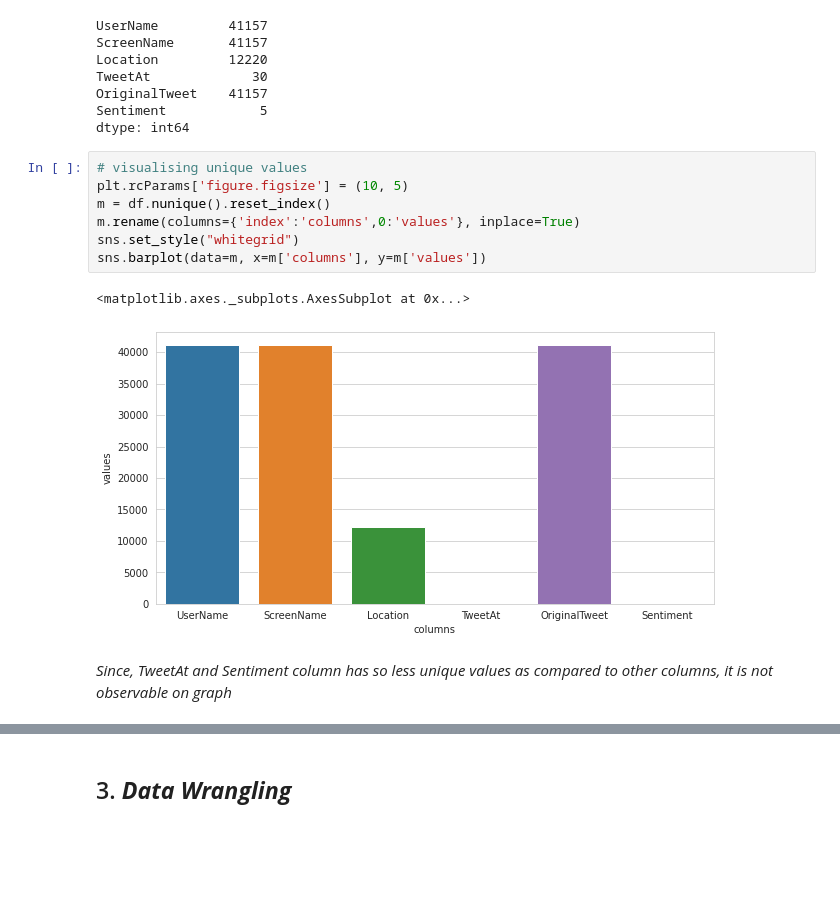
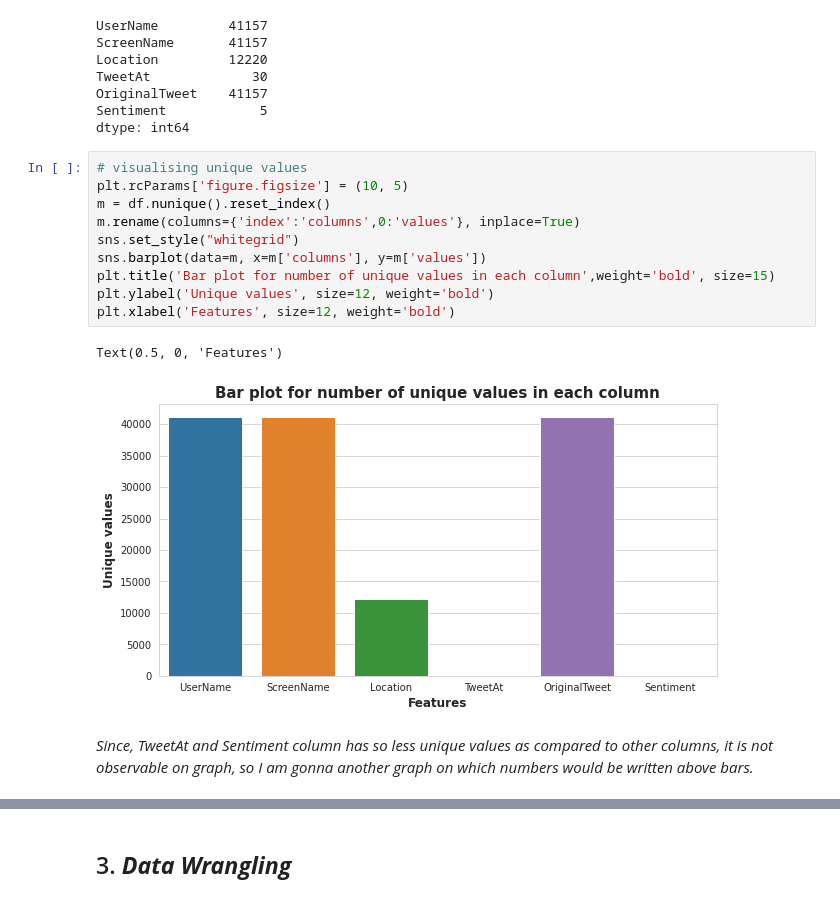
Before and after one commit to Bprs68/Corona-Virus-Tweet-Sentiment-Analysis, a Jupyter notebook: Coronavirus_Tweet_Sentiment_Analysis.ipynb, the cells around one changed output, grey strips where cells are left out. Cells and saved outputs as stored; diff of their text form; blank space fills up the shorter version.

```diff
--- a/Coronavirus_Tweet_Sentiment_Analysis.ipynb
+++ b/Coronavirus_Tweet_Sentiment_Analysis.ipynb
@@ -250,12 +270,15 @@ dtype: int64
 # %%
 # visualising unique values
 plt.rcParams['figure.figsize'] = (10, 5)
 m = df.nunique().reset_index()
 m.rename(columns={'index':'columns',0:'values'}, inplace=True)
 sns.set_style("whitegrid")
 sns.barplot(data=m, x=m['columns'], y=m['values'])
+plt.title('Bar plot for number of unique values in each column',weight='bold', size=15)
+plt.ylabel('Unique values', size=12, weight='bold')
+plt.xlabel('Features', size=12, weight='bold')
 # %% [output]
-<matplotlib.axes._subplots.AxesSubplot at 0x...>
+Text(0.5, 0, 'Features')
-[figure, old version]
+[figure, new version]
 # %% [markdown]
-*Since, TweetAt and Sentiment column has so less unique values as compared to other columns, it is not observable on graph*
+*Since, TweetAt and Sentiment column has so less unique values as compared to other columns, it is not observable on graph, so I am gonna another graph on which numbers would be written above bars.*
```
Also changed, not shown: parts of 121 cells of this notebook.
